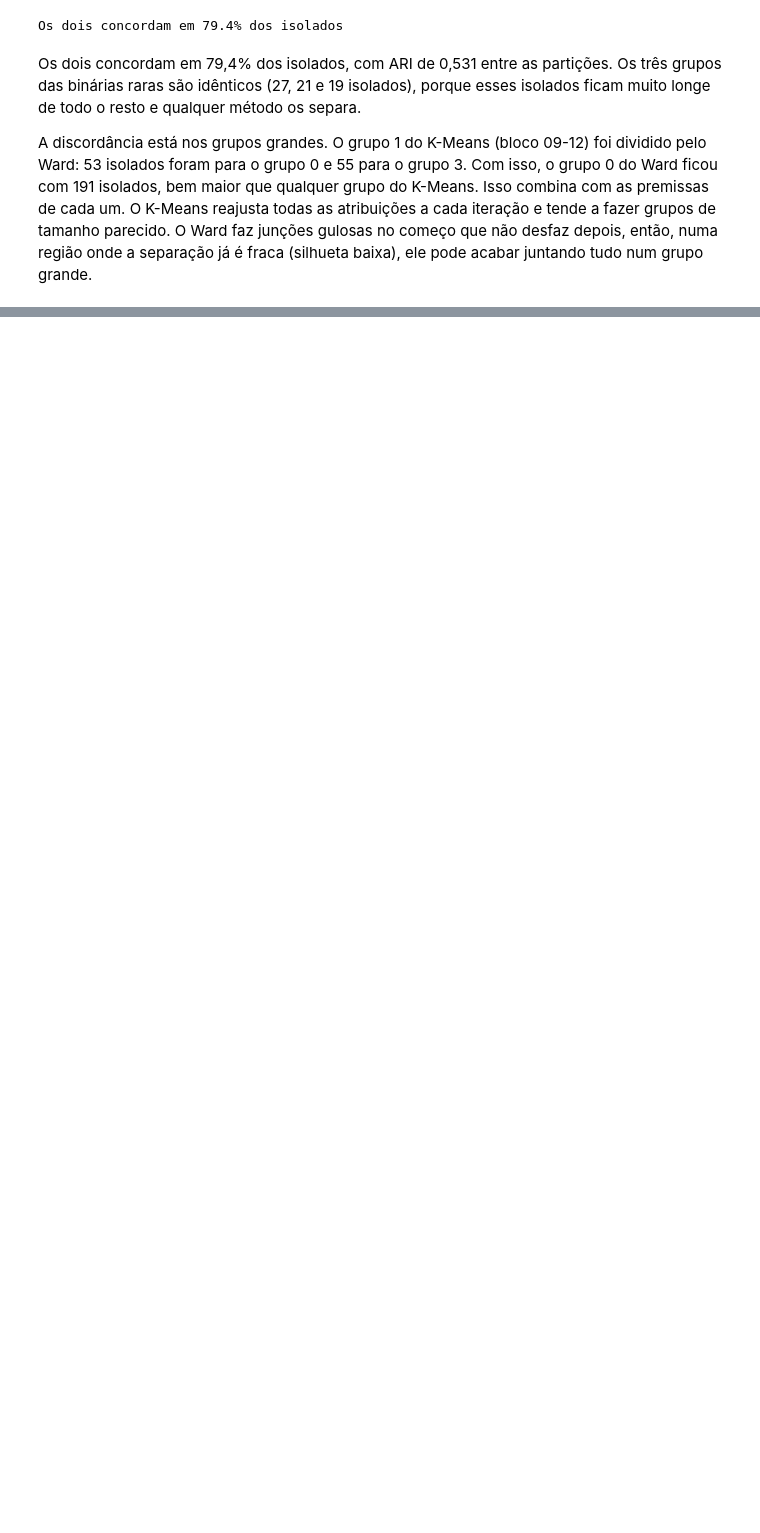
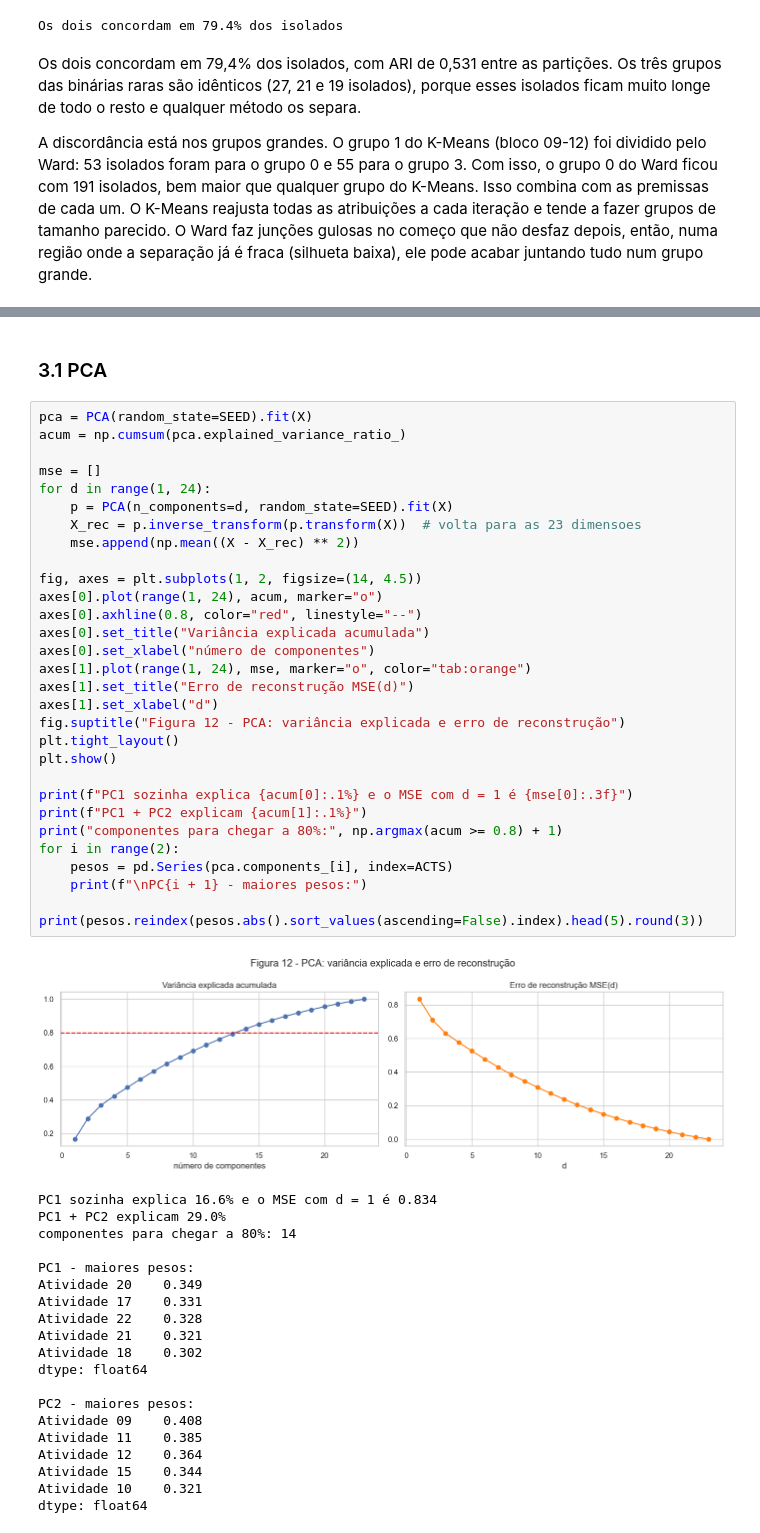
Before and after one commit to dharahadi/t1-aprendizado-maquina, a Jupyter notebook: T1_Regenera.ipynb, the cells around one changed output, grey strips where cells are left out. Drawn from its saved outputs; the diff is of its cells as text; blank space fills up the shorter version.

```diff
--- a/T1_Regenera.ipynb
+++ b/T1_Regenera.ipynb
@@ -736,0 +743,52 @@ A discordância está nos grupos grandes. O grupo 1 do K-Means (bloco 09-12) foi
+# %% [markdown]
+### 3.1 PCA
+# %%
+pca = PCA(random_state=SEED).fit(X)
+acum = np.cumsum(pca.explained_variance_ratio_)
+
+mse = []
+for d in range(1, 24):
+    p = PCA(n_components=d, random_state=SEED).fit(X)
+    X_rec = p.inverse_transform(p.transform(X))  # volta para as 23 dimensoes
+    mse.append(np.mean((X - X_rec) ** 2))
+
+fig, axes = plt.subplots(1, 2, figsize=(14, 4.5))
+axes[0].plot(range(1, 24), acum, marker="o")
+axes[0].axhline(0.8, color="red", linestyle="--")
+axes[0].set_title("Variância explicada acumulada")
+axes[0].set_xlabel("número de componentes")
+axes[1].plot(range(1, 24), mse, marker="o", color="tab:orange")
+axes[1].set_title("Erro de reconstrução MSE(d)")
+axes[1].set_xlabel("d")
+fig.suptitle("Figura 12 - PCA: variância explicada e erro de reconstrução")
+plt.tight_layout()
+plt.show()
+
+print(f"PC1 sozinha explica {acum[0]:.1%} e o MSE com d = 1 é {mse[0]:.3f}")
+print(f"PC1 + PC2 explicam {acum[1]:.1%}")
+print("componentes para chegar a 80%:", np.argmax(acum >= 0.8) + 1)
+for i in range(2):
+    pesos = pd.Series(pca.components_[i], index=ACTS)
+    print(f"\nPC{i + 1} - maiores pesos:")
+    print(pesos.reindex(pesos.abs().sort_values(ascending=False).index).head(5).round(3))
+# %% [output]
+[figure, added]
+PC1 sozinha explica 16.6% e o MSE com d = 1 é 0.834
+PC1 + PC2 explicam 29.0%
+componentes para chegar a 80%: 14
+
+PC1 - maiores pesos:
+Atividade 20    0.349
+Atividade 17    0.331
+Atividade 22    0.328
+Atividade 21    0.321
+Atividade 18    0.302
+dtype: float64
+
+PC2 - maiores pesos:
+Atividade 09    0.408
+Atividade 11    0.385
+Atividade 12    0.364
+Atividade 15    0.344
+Atividade 10    0.321
+dtype: float64
```
Also changed, not shown: parts of 11 cells of this notebook.
